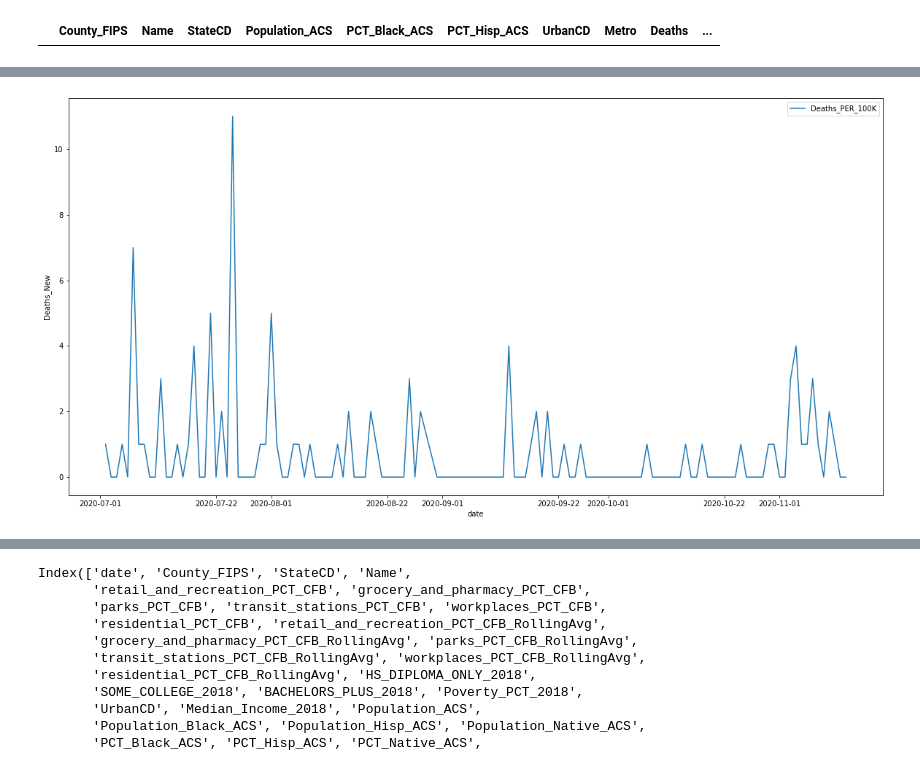
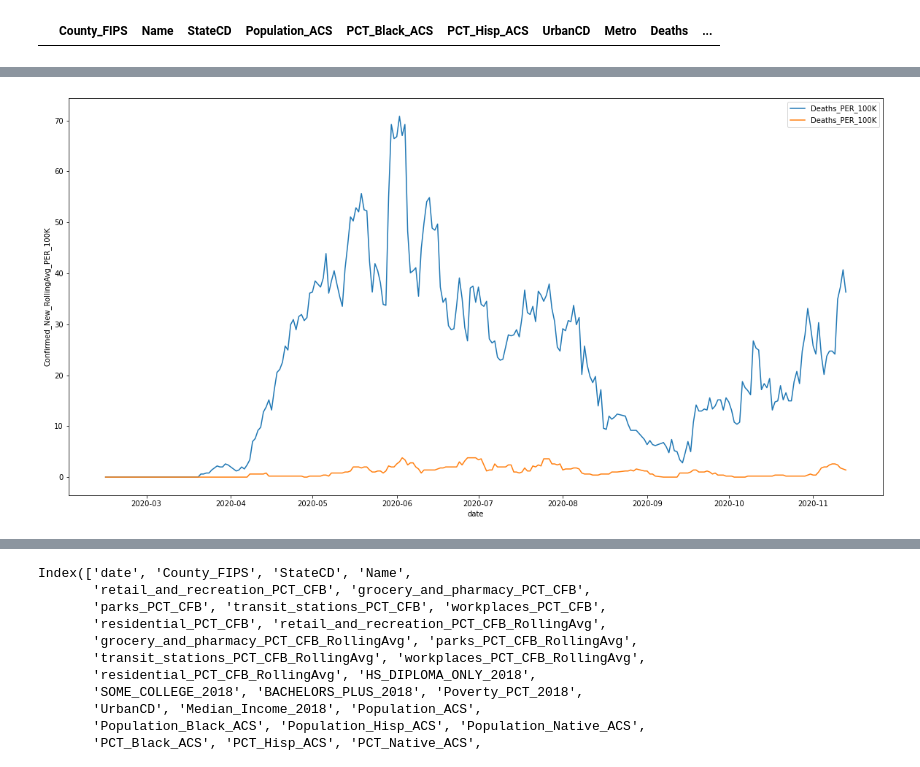
Before and after one commit to pballent/hia-covid, a Jupyter notebook: hia_covid_python_exploration/Combined_Data_Exploration.ipynb, the cells around one changed output, grey strips where cells are left out. Cells and saved outputs as stored; diff of their text form; code cells hidden in the pictures.

```diff
--- a/hia_covid_python_exploration/Combined_Data_Exploration.ipynb
+++ b/hia_covid_python_exploration/Combined_Data_Exploration.ipynb
@@ -11,7 +11,7 @@ combined = pd.read_csv(r"/Users/philip.ballentine/Documents/hia_covid_repo/hia_c
 # %%
 combined['date'] = combined['date'].astype("datetime64")
 # %%
-combined_sub = combined.drop(columns=['Unnamed: 0','Date','locationcol'])
+combined_sub = combined.drop(columns=['Unnamed: 0','Date','locationcol','Country/Region'])
 # %%
 list(combined_sub.columns)
 # %% [output]
@@ -123,17 +145,17 @@ bigh = combined_sub[combined_sub.County_FIPS == "04001"]
 # %%
 import matplotlib.pyplot as plt
 
 plt.figure(figsize=(20,10))
 
 
-#sns.lineplot(x="date", y="Confirmed_New_PER_100K", label = "Confirmed_PER_100K", data=bigh)
+#sns.lineplot(x="date", y="Confirmed_New_RollingAvg_PER_100K", label = "Confirmed_PER_100K", data=bigh)
 
-sns.lineplot(x="date", y="Deaths_New", label="Deaths_PER_100K", data=bigh[bigh.date > '2020-07-01'])
-
+sns.lineplot(x="date", y="Confirmed_New_RollingAvg_PER_100K", label="Deaths_PER_100K", data=bigh)
+sns.lineplot(x="date", y="Deaths_New_RollingAvg_PER_100K", label="Deaths_PER_100K", data=bigh)
 #plt.set_fiz(10, 8.5)
 
 plt.legend()
 
 plt.show()
 # %% [output]
-[figure, old version]
+[figure, new version]
```
Also changed, not shown: parts of 33 cells of this notebook, 3 other files.
